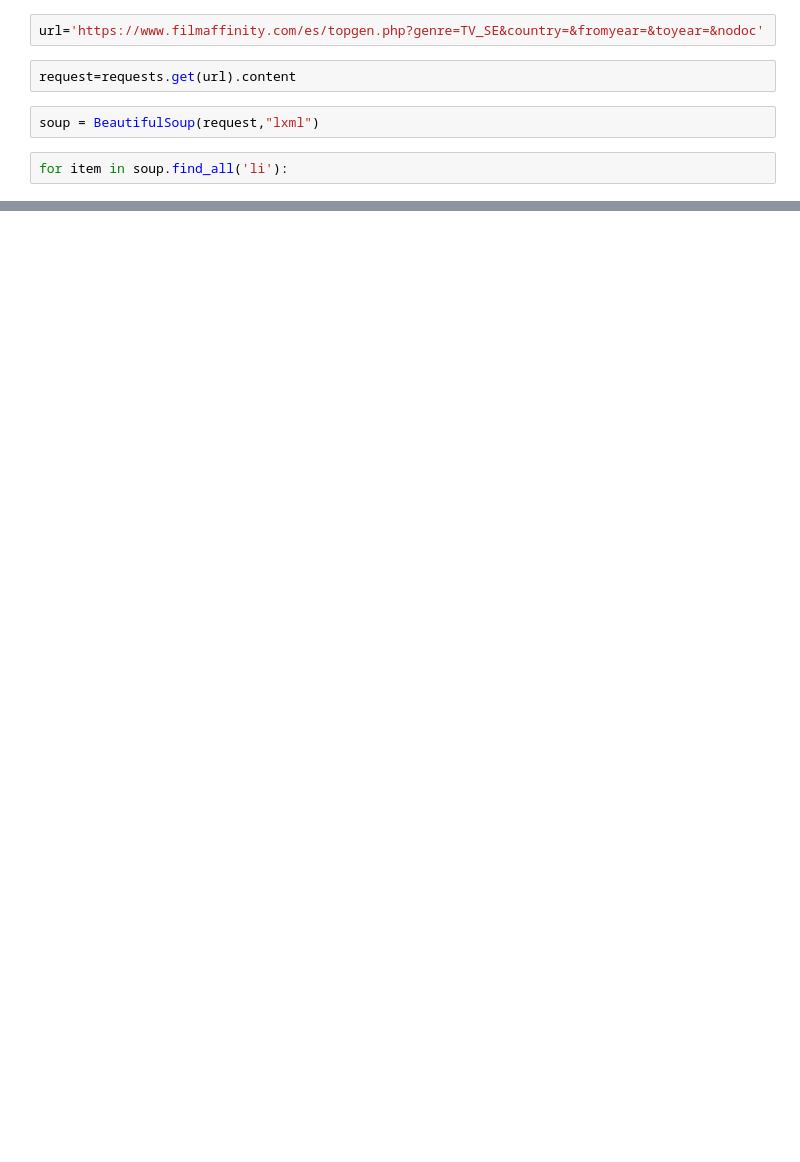
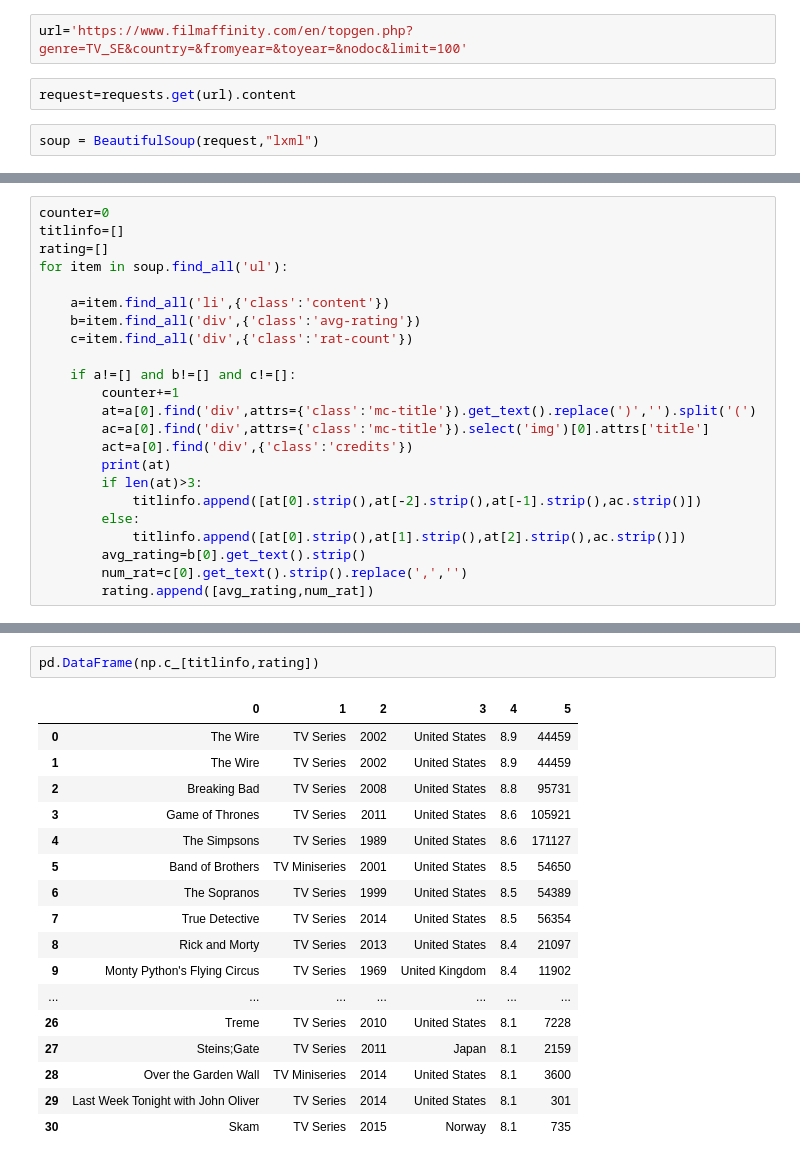
Before and after one commit to ironhack-datalabs/mad-oct-2018, a Jupyter notebook: module-1/web-project/your-code/FILMAFFINITY_WEB_SCRAPING.ipynb, the cells around one changed output, grey strips where cells are left out. Cells and saved outputs as stored; diff of their text form; blank space fills up the shorter version.

```diff
--- a/module-1/web-project/your-code/FILMAFFINITY_WEB_SCRAPING.ipynb
+++ b/module-1/web-project/your-code/FILMAFFINITY_WEB_SCRAPING.ipynb
@@ -12,10 +12,8 @@ import re,os
 import pandas as pd
 import numpy as np
 # %%
-url='https://www.filmaffinity.com/es/topgen.php?genre=TV_SE&country=&fromyear=&toyear=&nodoc'
+url='https://www.filmaffinity.com/en/topgen.php?genre=TV_SE&country=&fromyear=&toyear=&nodoc&limit=100'
 # %%
 request=requests.get(url).content
 # %%
 soup = BeautifulSoup(request,"lxml")
-# %%
-for item in soup.find_all('li'):
@@ -23,0 +20,23 @@ for item in soup.find_all('li'):
+# %%
+counter=0
+titlinfo=[]
+rating=[]
+for item in soup.find_all('ul'):
+
+    a=item.find_all('li',{'class':'content'})
+    b=item.find_all('div',{'class':'avg-rating'})
+    c=item.find_all('div',{'class':'rat-count'})
+
+    if a!=[] and b!=[] and c!=[]:
+        counter+=1
+        at=a[0].find('div',attrs={'class':'mc-title'}).get_text().replace(')','').split('(')
+        ac=a[0].find('div',attrs={'class':'mc-title'}).select('img')[0].attrs['title']
+        act=a[0].find('div',{'class':'credits'})
+        print(at)
+        if len(at)>3:
+            titlinfo.append([at[0].strip(),at[-2].strip(),at[-1].strip(),ac.strip()])
+        else:
+            titlinfo.append([at[0].strip(),at[1].strip(),at[2].strip(),ac.strip()])
+        avg_rating=b[0].get_text().strip()
+        num_rat=c[0].get_text().strip().replace(',','')
+        rating.append([avg_rating,num_rat])
@@ -23,0 +61,20 @@ for item in soup.find_all('li'):
+# %%
+pd.DataFrame(np.c_[titlinfo,rating])
+# %% [output]
+|  | 0 | 1 | 2 | 3 | 4 | 5 |
+| 0 | The Wire | TV Series | 2002 | United States | 8.9 | 44459 |
+| 1 | The Wire | TV Series | 2002 | United States | 8.9 | 44459 |
+| 2 | Breaking Bad | TV Series | 2008 | United States | 8.8 | 95731 |
+| 3 | Game of Thrones | TV Series | 2011 | United States | 8.6 | 105921 |
+| 4 | The Simpsons | TV Series | 1989 | United States | 8.6 | 171127 |
+| 5 | Band of Brothers | TV Miniseries | 2001 | United States | 8.5 | 54650 |
+| 6 | The Sopranos | TV Series | 1999 | United States | 8.5 | 54389 |
+| 7 | True Detective | TV Series | 2014 | United States | 8.5 | 56354 |
+| 8 | Rick and Morty | TV Series | 2013 | United States | 8.4 | 21097 |
+| 9 | Monty Python's Flying Circus | TV Series | 1969 | United Kingdom | 8.4 | 11902 |
+| ... | ... | ... | ... | ... | ... | ... |
+| 26 | Treme | TV Series | 2010 | United States | 8.1 | 7228 |
+| 27 | Steins;Gate | TV Series | 2011 | Japan | 8.1 | 2159 |
+| 28 | Over the Garden Wall | TV Miniseries | 2014 | United States | 8.1 | 3600 |
+| 29 | Last Week Tonight with John Oliver | TV Series | 2014 | United States | 8.1 | 301 |
+| 30 | Skam | TV Series | 2015 | Norway | 8.1 | 735 |
```
Also changed, not shown: parts of 6 cells of this notebook, 1 other file.
